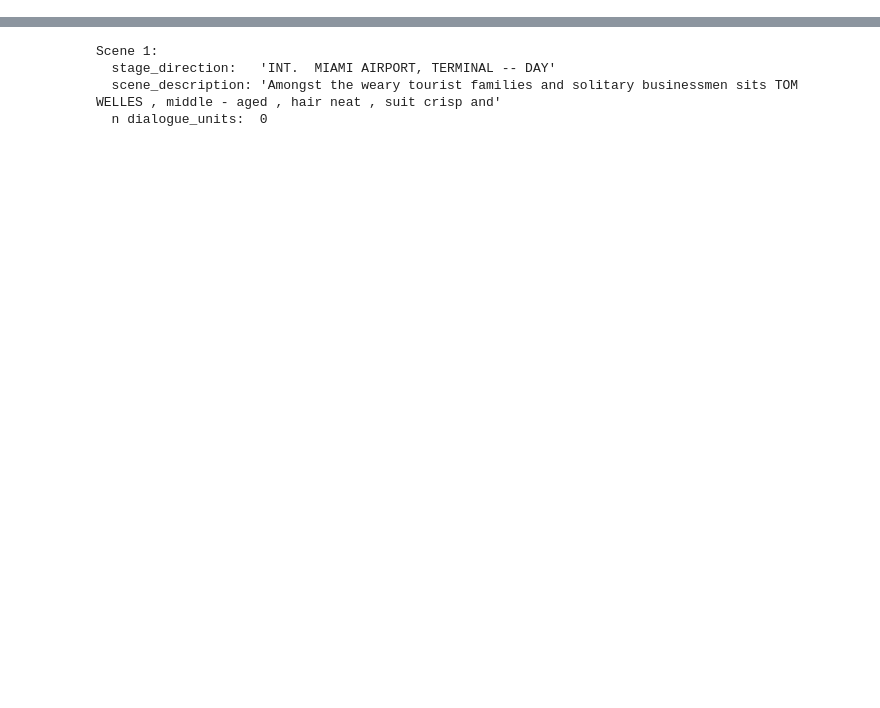
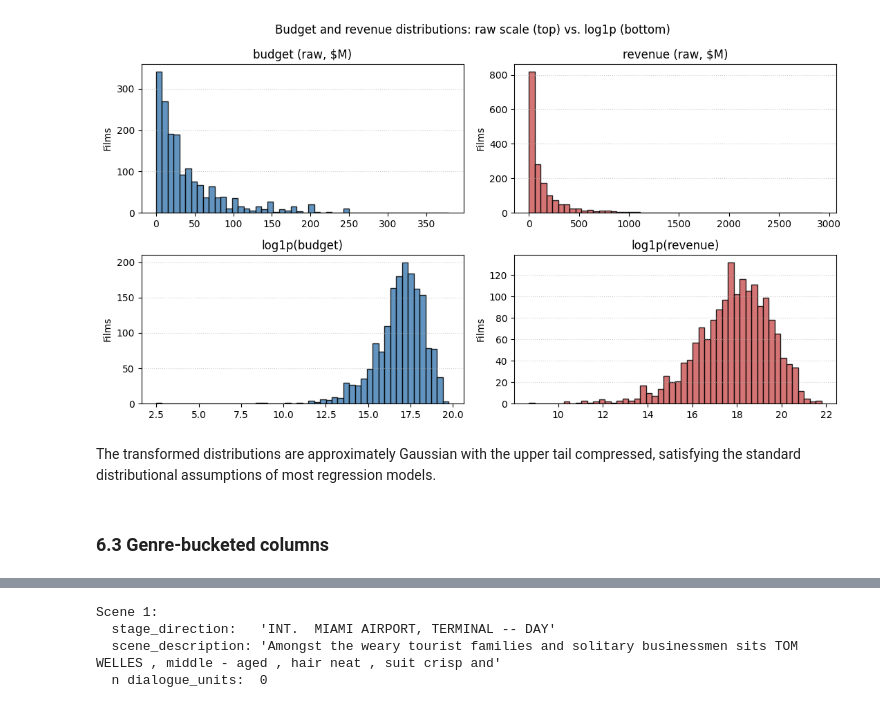
Before and after one commit to cat04MSBA/MSBA_315_Final_Project, a Jupyter notebook: notebooks/phase_2.ipynb, the cells around one changed output, grey strips where cells are left out. Cells and saved outputs as stored; diff of their text form; code cells hidden in the pictures; blank space fills up the shorter version.

```diff
--- a/notebooks/phase_2.ipynb
+++ b/notebooks/phase_2.ipynb
@@ -413,22 +0,0 @@ most prefer the log.
-# %%
-from src.data.build_corpus import compute_monetary_log
-
-log_budget = compute_monetary_log(filtered["budget"], config.monetary_transform)
-log_revenue = compute_monetary_log(filtered["revenue"], config.monetary_transform)
-
-# Compare distributions side by side.
-fig, axes = plt.subplots(2, 2, figsize=(11, 6))
-for col, raw, log_v, color, ax_top, ax_bot in (
-    ("budget", filtered["budget"], log_budget, "steelblue", axes[0, 0], axes[1, 0]),
-    ("revenue", filtered["revenue"], log_revenue, "indianred", axes[0, 1], axes[1, 1]),
-):
-    ax_top.hist(raw / 1e6, bins=50, color=color, edgecolor="black", alpha=0.85)
-    ax_top.set(title=f"{col} raw ($M)", ylabel="Films")
-    ax_top.grid(axis="y", linestyle=":", alpha=0.6)
-
-    ax_bot.hist(log_v, bins=50, color=color, edgecolor="black", alpha=0.85)
-    ax_bot.set(title=f"log1p({col})", ylabel="Films")
-    ax_bot.grid(axis="y", linestyle=":", alpha=0.6)
-fig.suptitle("Budget / revenue: raw (top) vs log1p (bottom)")
-fig.tight_layout()
-plt.show()
@@ -584,0 +463,30 @@ And one scene from that screenplay (just to see the data shape):
+# %%
+from src.data.build_corpus import compute_monetary_log
+
+log_budget = compute_monetary_log(filtered["budget"], config.monetary_transform)
+log_revenue = compute_monetary_log(filtered["revenue"], config.monetary_transform)
+
+# Compare distributions before and after the transform.
+fig, axes = plt.subplots(2, 2, figsize=(11, 6))
+for col, raw, log_v, color, ax_top, ax_bot in (
+    ("budget", filtered["budget"], log_budget, "steelblue", axes[0, 0], axes[1, 0]),
+    ("revenue", filtered["revenue"], log_revenue, "indianred", axes[0, 1], axes[1, 1]),
+):
+    ax_top.hist(raw / 1e6, bins=50, color=color, edgecolor="black", alpha=0.85)
+    ax_top.set(title=f"{col} (raw, $M)", ylabel="Films")
+    ax_top.grid(axis="y", linestyle=":", alpha=0.6)
+
+    ax_bot.hist(log_v, bins=50, color=color, edgecolor="black", alpha=0.85)
+    ax_bot.set(title=f"log1p({col})", ylabel="Films")
+    ax_bot.grid(axis="y", linestyle=":", alpha=0.6)
+fig.suptitle("Budget and revenue distributions: raw scale (top) vs. log1p (bottom)")
+fig.tight_layout()
+plt.show()
+# %% [output]
+[figure, added]
+# %% [markdown]
+The transformed distributions are approximately Gaussian
+with the upper tail compressed, satisfying the standard
+distributional assumptions of most regression models.
+# %% [markdown]
+### 6.3 Genre-bucketed columns
```
Also changed, not shown: parts of 121 cells of this notebook, 3 other files.
